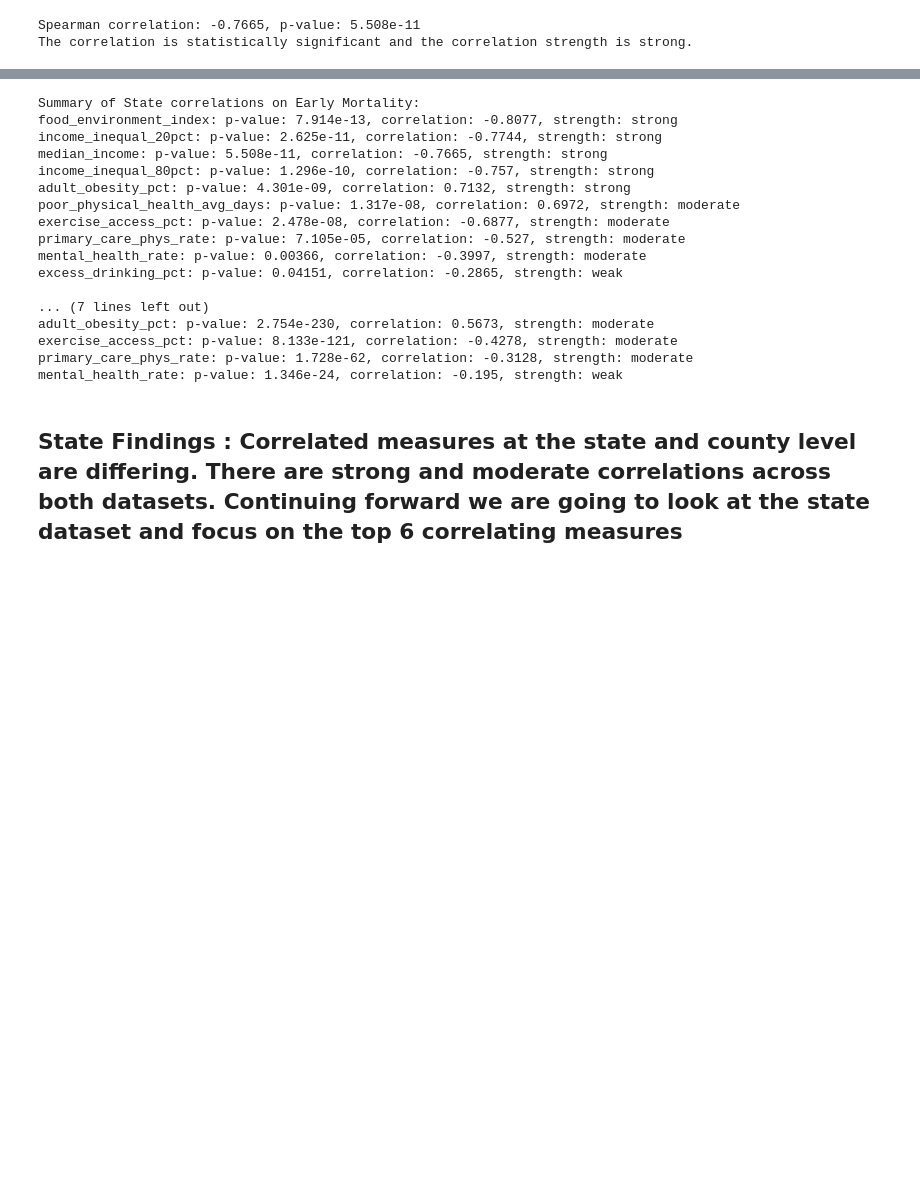
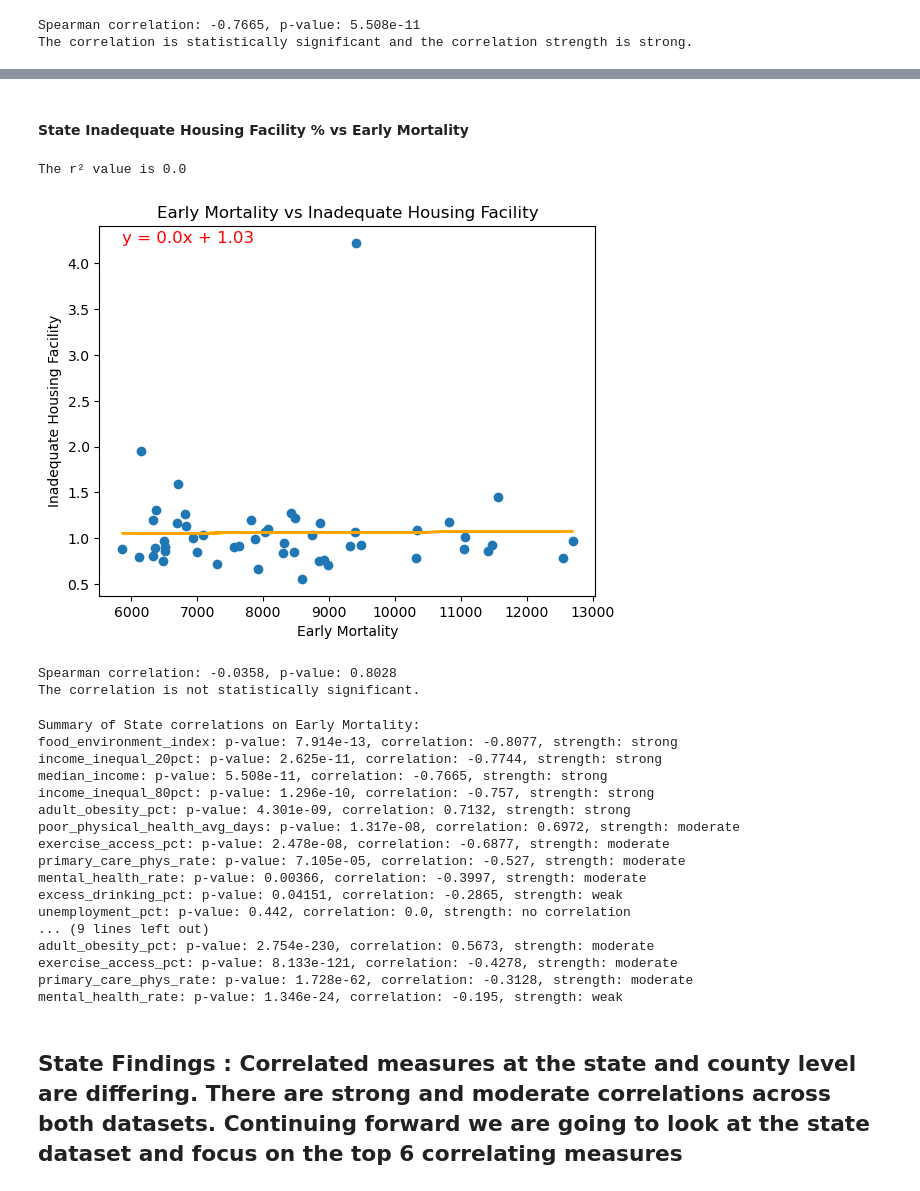
Before and after one commit to the-eva-a/group-1-project-1, a Jupyter notebook: Variable_Correlation_Relationships_Accurate.ipynb, the cells around one changed output, grey strips where cells are left out. Cells and saved outputs as stored; diff of their text form; code cells hidden in the pictures; blank space fills up the shorter version.

```diff
--- a/Variable_Correlation_Relationships_Accurate.ipynb
+++ b/Variable_Correlation_Relationships_Accurate.ipynb
@@ -1112,3 +1170,41 @@ The correlation is statistically significant and the correlation strength is str
+# %% [markdown]
+#### State Inadequate Housing Facility % vs Early Mortality
+# %%
+# Set x and y values and labels
+
+x_values = state_df["early_death_years_lost"]
+y_values = state_df["housing_inad_facil"]
+cool_xlabel = "Early Mortality"
+cool_ylabel = "Inadequate Housing Facility"
+
+# Create the linear regression plot
+cool_linear_regression_function_state(x_values, y_values, cool_xlabel, cool_ylabel)
+
+# Call the correlation function and capture all returned values
+correlation, p_value, correlation_type = correlation_function_state(x_values, y_values)
+
+# Print results
+print(f"{correlation_type} correlation: {round(correlation, 4)}, p-value: {p_value:.4g}")
+
+# Interpretation
+if p_value < 0.05:
+
+    # Determine the strength of the correlation
+    if abs(correlation) >= 0.7:
+        strength = "strong"
+    elif abs(correlation) >= 0.3:
+        strength = "moderate"
+    else:
+        strength = "weak"
+
+    print(f"The correlation is statistically significant and the correlation strength is {strength}.")
+else:
+    print("The correlation is not statistically significant.")
+# %% [output]
+The r² value is 0.0
+[figure, added]
+Spearman correlation: -0.0358, p-value: 0.8028
+The correlation is not statistically significant.
 # %%
 # List of y variables analyzed
 y_variables_state = [
@@ -1121,7 +1217,9 @@ y_variables_state = [
     "primary_care_phys_rate",
     "excess_drinking_pct",
     "food_environment_index",
-    "median_income"
+    "median_income",
+    "unemployment_pct",
+    "housing_inad_facil"
 ]
 
 # Set x value
@@ -1179,8 +1277,8 @@ exercise_access_pct: p-value: 2.478e-08, correlation: -0.6877, strength: moderat
 primary_care_phys_rate: p-value: 7.105e-05, correlation: -0.527, strength: moderate
 mental_health_rate: p-value: 0.00366, correlation: -0.3997, strength: moderate
 excess_drinking_pct: p-value: 0.04151, correlation: -0.2865, strength: weak
-
-... (7 lines left out)
+unemployment_pct: p-value: 0.442, correlation: 0.0, strength: no correlation
+... (9 lines left out)
 adult_obesity_pct: p-value: 2.754e-230, correlation: 0.5673, strength: moderate
 exercise_access_pct: p-value: 8.133e-121, correlation: -0.4278, strength: moderate
 primary_care_phys_rate: p-value: 1.728e-62, correlation: -0.3128, strength: moderate
```
Also changed, not shown: parts of 10 cells of this notebook.
